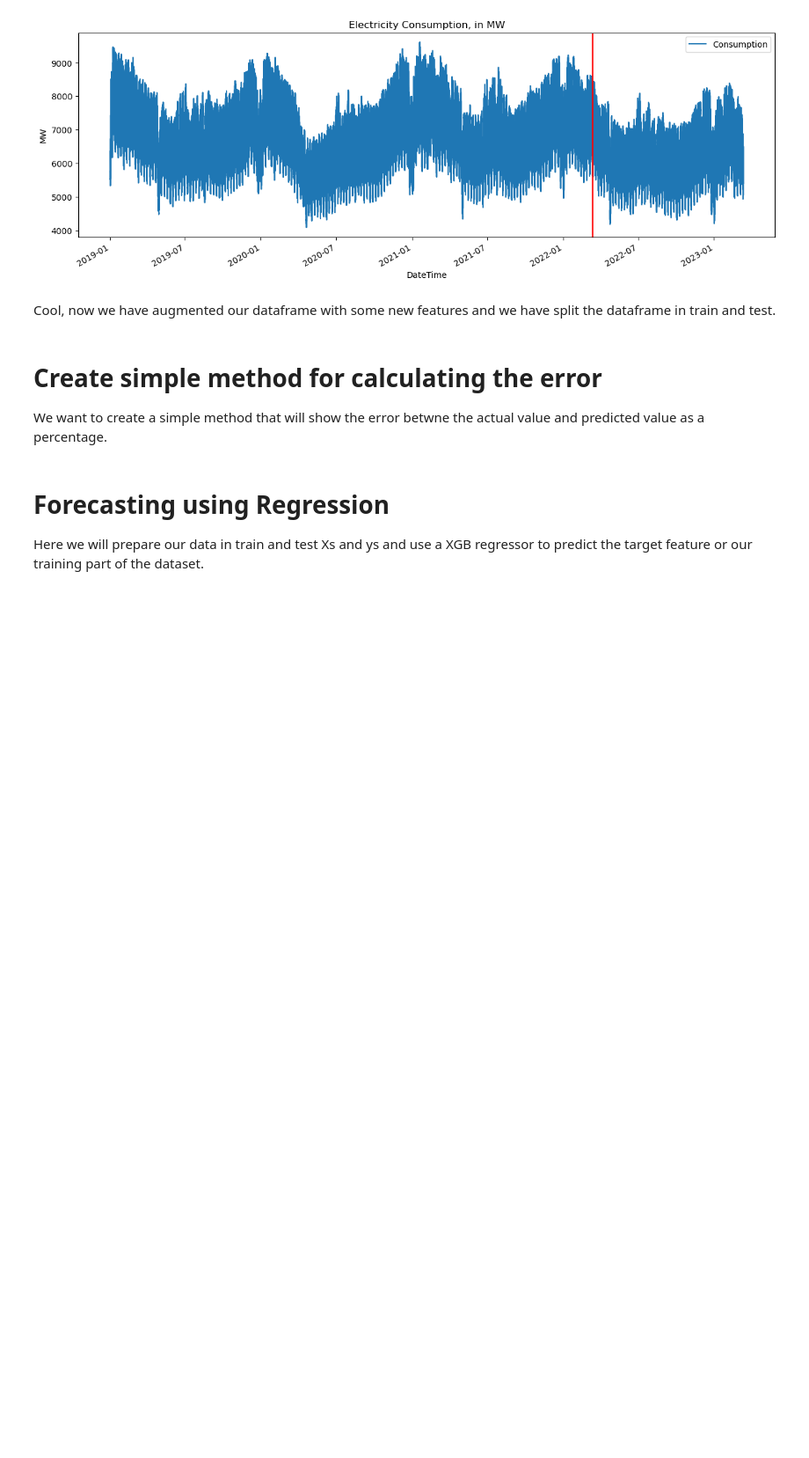
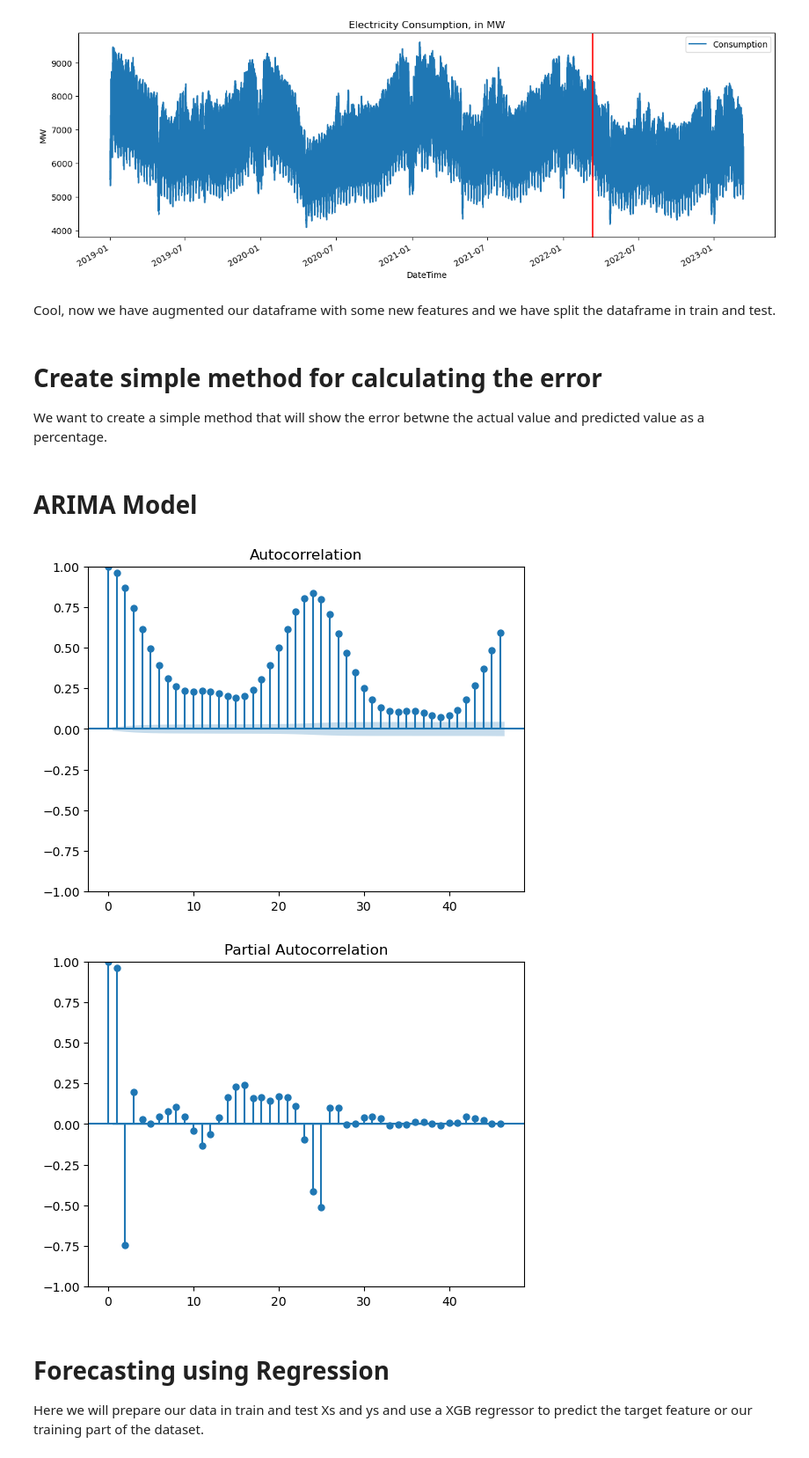
Before and after one commit to Nikhil-analyst/Kaggle-Datasets, a Jupyter notebook: timeseries-forecasting-with-regression-and-prophet.ipynb, the cells around one changed output. Shown at 88% size. Cells and saved outputs as stored; diff of their text form; code cells hidden in the pictures; blank space fills up the shorter version.

```diff
--- a/timeseries-forecasting-with-regression-and-prophet.ipynb
+++ b/timeseries-forecasting-with-regression-and-prophet.ipynb
@@ -271,3 +216,5 @@ def meanAbsolutErrorAaPercentage(real, predicted):
     predicted = np.array(predicted)
 
     return np.mean(np.abs((real - predicted) / real)) * 100
+# %% [markdown]
+# ARIMA Model
@@ -273,0 +226,11 @@ def meanAbsolutErrorAaPercentage(real, predicted):
+# %%
+from statsmodels.graphics.tsaplots import plot_acf, plot_pacf
+
+plot_acf(df['Consumption'])
+plt.show()
+
+plot_pacf(df['Consumption'])
+plt.show()
+# %% [output]
+[figure, added]
+[figure, added]
```
Also changed, not shown: parts of 31 cells of this notebook.
